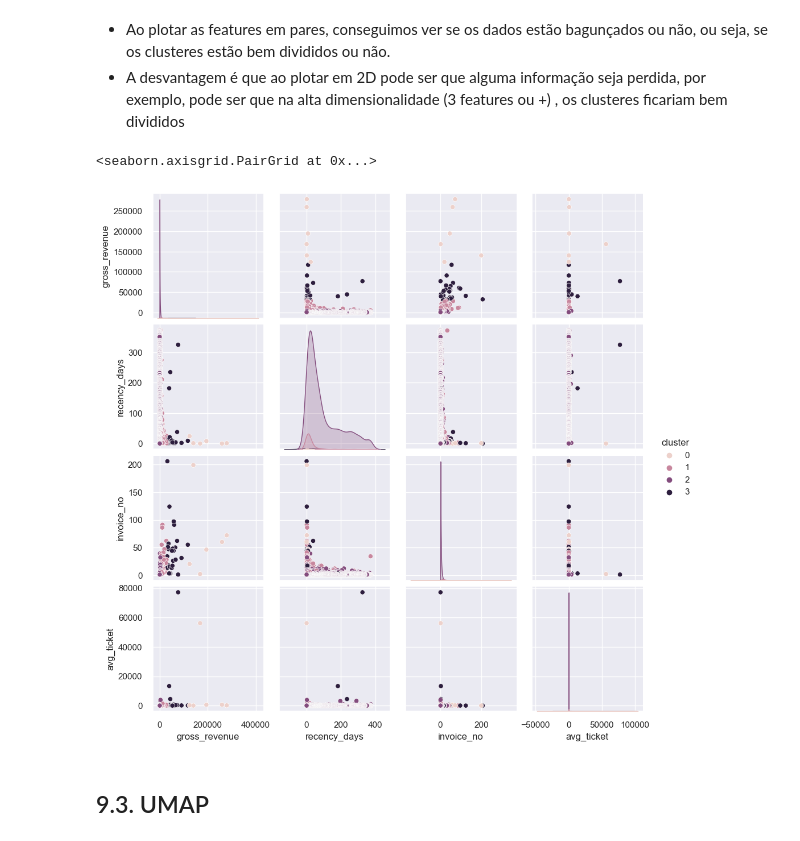
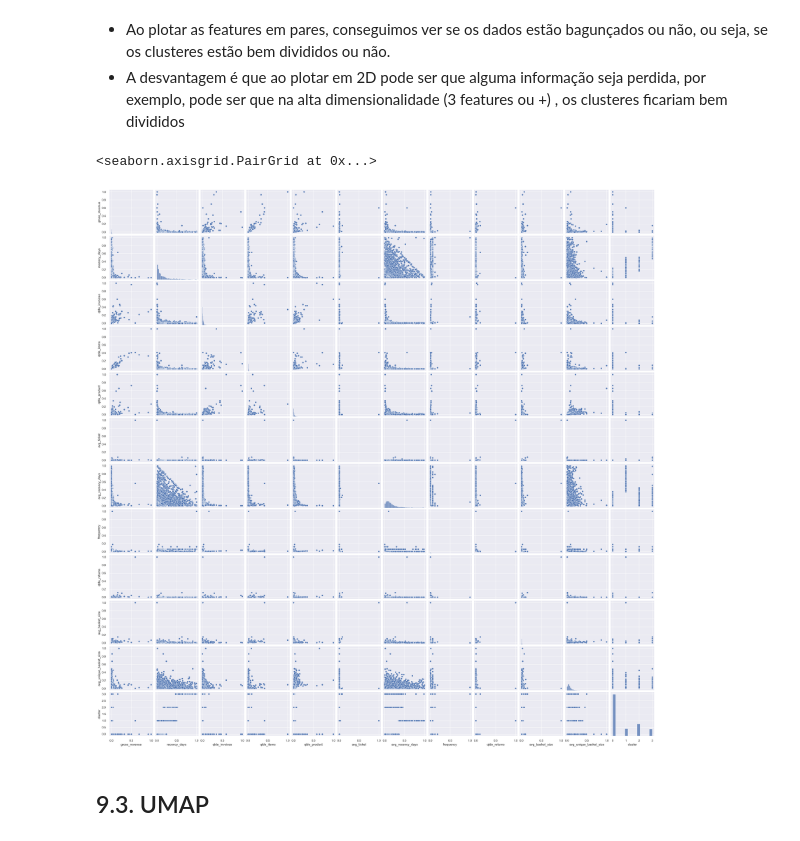
Before and after one commit to LeonardoRose/clusterization_fidelity_program, a Jupyter notebook: notebooks/c04-pa005-feature-engineering-II.ipynb, the cells around one changed output. Drawn from its saved outputs; the diff is of its cells as text; code cells hidden in the pictures.

```diff
--- a/notebooks/c04-pa005-feature-engineering-II.ipynb
+++ b/notebooks/c04-pa005-feature-engineering-II.ipynb
@@ -503,7 +509,7 @@ dtype: int64
 # %%
 # Numero de produtos
 df_freq = ( df2_purchase.loc[:,['customer_id','stock_code']].groupby('customer_id')
-                                                            .sum()
+                                                            .count()
                                                             .reset_index()
                                                             .rename(columns={'stock_code':'qtde_product'}) )
 
@@ -538,11 +544,12 @@ dtype: int64
 ### 3.1.7. Average Recency Days
 # %%
 # Average Recency Days
-df_aux = df2[['customer_id', 'invoice_date']].drop_duplicates().sort_values( ['customer_id','invoice_date'], ascending=['False','False'])
+df_aux = df2[['customer_id', 'invoice_date']].drop_duplicates().sort_values( ['customer_id','invoice_date'], ascending=[False,False])
 df_aux['next_customer_id'] = df_aux['customer_id'].shift() # desloca a coluna em uma linha
 df_aux['previous_date'] = df_aux['invoice_date'].shift()
 
 df_aux['avg_recency_days'] = df_aux.apply( lambda x: ( x['invoice_date'] - x['previous_date'] ).days if x['customer_id']==x['next_customer_id'] else np.nan, axis=1 )
+df_aux['avg_recency_days'] = df_aux['avg_recency_days'] * -1
 
 df_aux = df_aux.drop( ['invoice_date','next_customer_id','previous_date'], axis=1 ).dropna()
 
@@ -699,3 +899,19 @@ df5 = df4.copy()
+# %%
+## Standard Scaler
+
+ss = pp.MinMaxScaler()
+
+df5['gross_revenue'] = ss.fit_transform( df5[['gross_revenue']] )
+df5['recency_days'] = ss.fit_transform( df5[['recency_days']] )
+df5['qtde_invoices'] = ss.fit_transform( df5[['qtde_invoices']] )
+df5['qtde_items'] = ss.fit_transform( df5[['qtde_items']] )
+df5['qtde_product'] = ss.fit_transform( df5[['qtde_product']] )
+df5['avg_ticket'] = ss.fit_transform( df5[['avg_ticket']] )
+df5['avg_recency_days'] = ss.fit_transform( df5[['avg_recency_days']] )
+df5['frequency'] = ss.fit_transform( df5[['frequency']] )
+df5['qtde_returns'] = ss.fit_transform( df5[['qtde_returns']] )
+df5['avg_basket_size'] = ss.fit_transform( df5[['avg_basket_size']] )
+df5['avg_unique_basket_size'] = ss.fit_transform( df5[['avg_unique_basket_size']] )
 # %% [markdown]
 # 6.0. FEATURE SELECTION
 # %%
@@ -803,13 +1019,15 @@ visualizer.finalize()
 # %% [markdown]
 - Ao plotar as features em pares, conseguimos ver se os dados estão bagunçados ou não, ou seja, se os clusteres estão bem divididos ou não.
 - A desvantagem é que ao plotar em 2D pode ser que alguma informação seja perdida, por exemplo, pode ser que na alta dimensionalidade (3 features ou +) , os clusteres ficariam bem divididos
+# %%
+df_viz = df9.drop(columns=['customer_id'], axis=1 )
+
+df_viz['cluster'] = df_viz['cluster'].astype('int64')
 # %%
-df_viz = df9.drop(columns=['customer_id'], axis=1 )
-
-sns.pairplot( df_viz, hue='cluster' );
+sns.pairplot( df_viz ) #, hue='cluster' );
 # %% [output]
 <seaborn.axisgrid.PairGrid at 0x...>
-[figure, old version]
+[figure, new version]
 # %% [markdown]
 ## 9.3. UMAP
 # %% [markdown]
```
Also changed, not shown: parts of 49 cells of this notebook, 9 other files.
